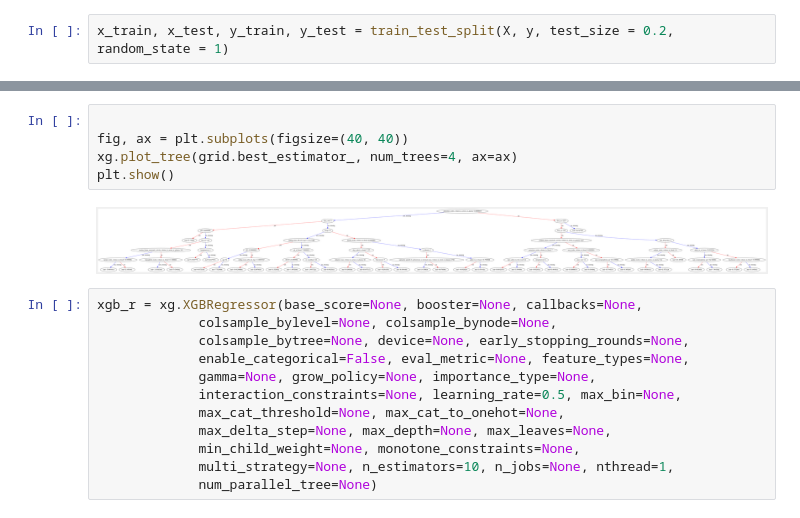
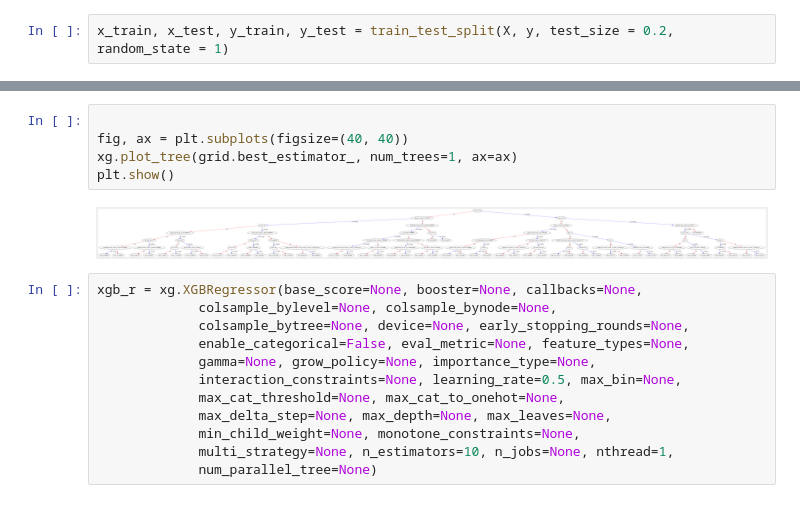
Before and after one commit to DEP04929/ESICMDatathon2024, a Jupyter notebook: AKI_20240615.ipynb, the cells around one changed output, grey strips where cells are left out. Cells and saved outputs as stored; diff of their text form.

```diff
--- a/AKI_20240615.ipynb
+++ b/AKI_20240615.ipynb
@@ -1610,10 +1593,10 @@ XGBRegressor(base_score=None, booster=None, callbacks=None,
 # %%
 
 fig, ax = plt.subplots(figsize=(40, 40))
-xg.plot_tree(grid.best_estimator_, num_trees=4, ax=ax)
+xg.plot_tree(grid.best_estimator_, num_trees=1, ax=ax)
 plt.show()
 # %% [output]
-[figure, old version]
+[figure, new version]
 # %%
 xgb_r = xg.XGBRegressor(base_score=None, booster=None, callbacks=None,
              colsample_bylevel=None, colsample_bynode=None,
```
Also changed, not shown: parts of 4 cells of this notebook.
